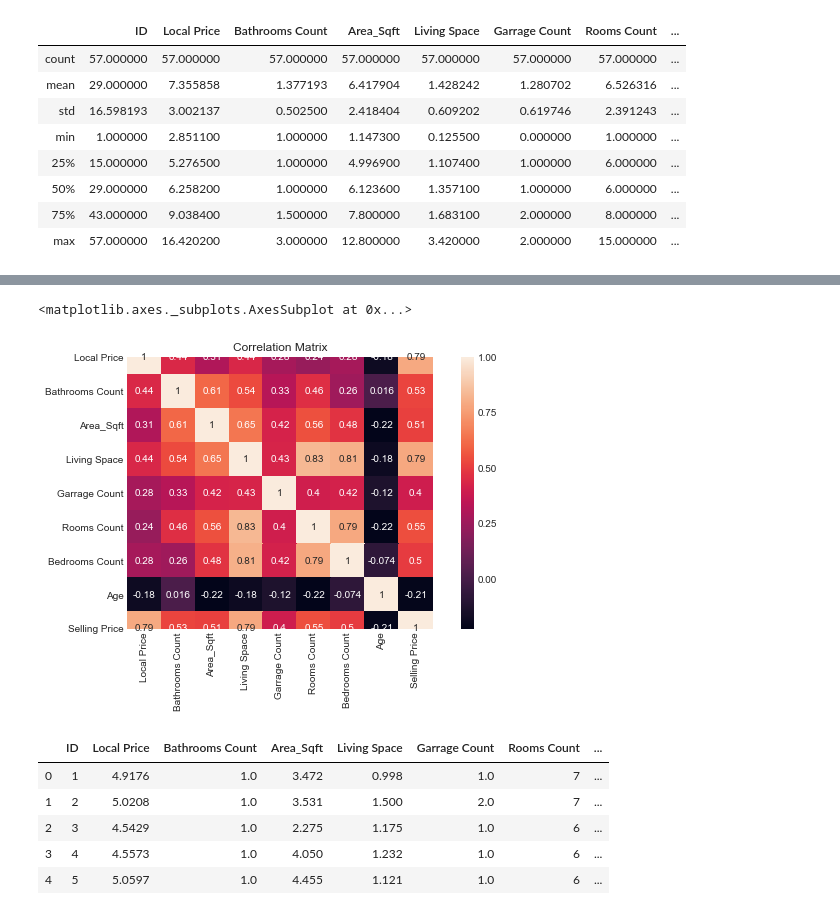
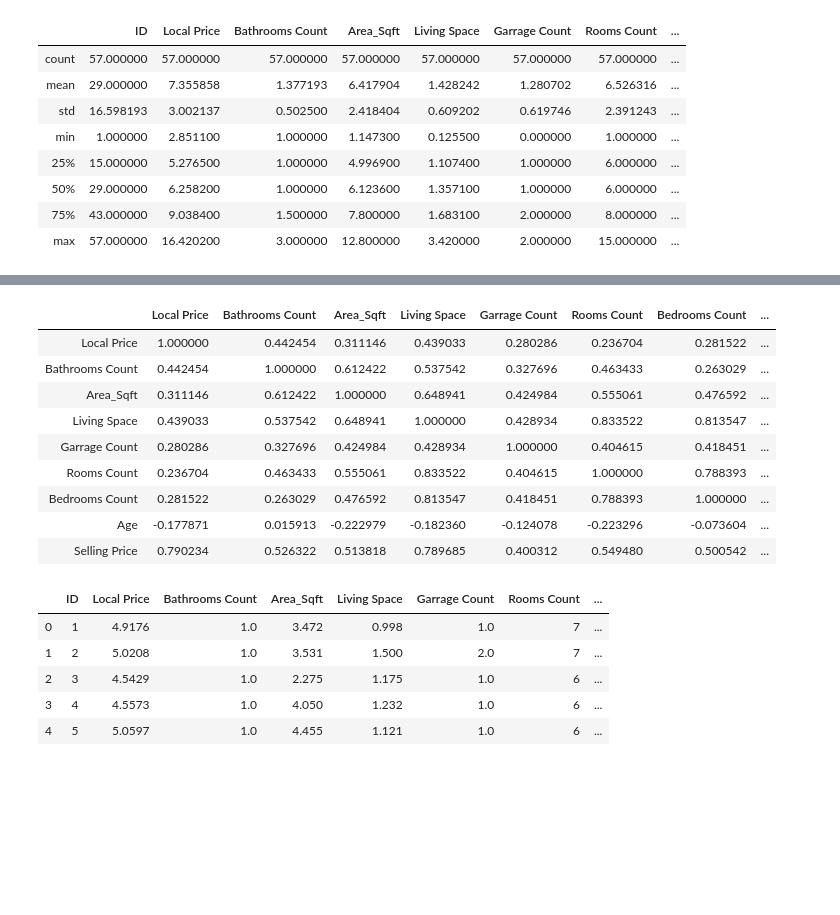
Before and after one commit to dip808381/InsAnalytics-Project-, a Jupyter notebook: household.project.ipynb, the cells around one changed output, grey strips where cells are left out. Drawn from its saved outputs; the diff is of its cells as text; code cells hidden in the pictures; blank space fills up the shorter version.

```diff
--- a/household.project.ipynb
+++ b/household.project.ipynb
@@ -75,18 +103,24 @@ sns.distplot(dataset['Living Space'], color = 'black')
 # %%
 # Problem 1(b)
-#Computing correlation Matrix using seaborn
+#Computing correlation Matrix
 dataset1 = dataset[['Local Price','Bathrooms Count','Area_Sqft','Living Space','Garrage Count','Rooms Count','Bedrooms Count','Age','Selling Price']]
 corrmat = dataset1.corr()
-plt.subplots(figsize=(10, 5))
-plt.title('Correlation Matrix')
-sns.heatmap(corrmat, annot=True, square=True)
+corrmat
 
 # The correlation between local price and selling price is 0.79 (So, there is a positive correlation between two variables)
 # The correlation between Area_Sqft and selling price is 0.51 (So, there is also a positive correlation between two variables)
 # The feature 'Age' variable is negatively correlated with another variables.
 # %% [output]
-<matplotlib.axes._subplots.AxesSubplot at 0x...>
-[figure, removed]
+|  | Local Price | Bathrooms Count | Area_Sqft | Living Space | Garrage Count | Rooms Count | Bedrooms Count | ... |
+| Local Price | 1.000000 | 0.442454 | 0.311146 | 0.439033 | 0.280286 | 0.236704 | 0.281522 | ... |
+| Bathrooms Count | 0.442454 | 1.000000 | 0.612422 | 0.537542 | 0.327696 | 0.463433 | 0.263029 | ... |
+| Area_Sqft | 0.311146 | 0.612422 | 1.000000 | 0.648941 | 0.424984 | 0.555061 | 0.476592 | ... |
+| Living Space | 0.439033 | 0.537542 | 0.648941 | 1.000000 | 0.428934 | 0.833522 | 0.813547 | ... |
+| Garrage Count | 0.280286 | 0.327696 | 0.424984 | 0.428934 | 1.000000 | 0.404615 | 0.418451 | ... |
+| Rooms Count | 0.236704 | 0.463433 | 0.555061 | 0.833522 | 0.404615 | 1.000000 | 0.788393 | ... |
+| Bedrooms Count | 0.281522 | 0.263029 | 0.476592 | 0.813547 | 0.418451 | 0.788393 | 1.000000 | ... |
+| Age | -0.177871 | 0.015913 | -0.222979 | -0.182360 | -0.124078 | -0.223296 | -0.073604 | ... |
+| Selling Price | 0.790234 | 0.526322 | 0.513818 | 0.789685 | 0.400312 | 0.549480 | 0.500542 | ... |
 # %%
 # Problem 1(c(i))
 #adding an extra column 'Average Room Size'
```
Also changed, not shown: parts of 5 cells of this notebook.
